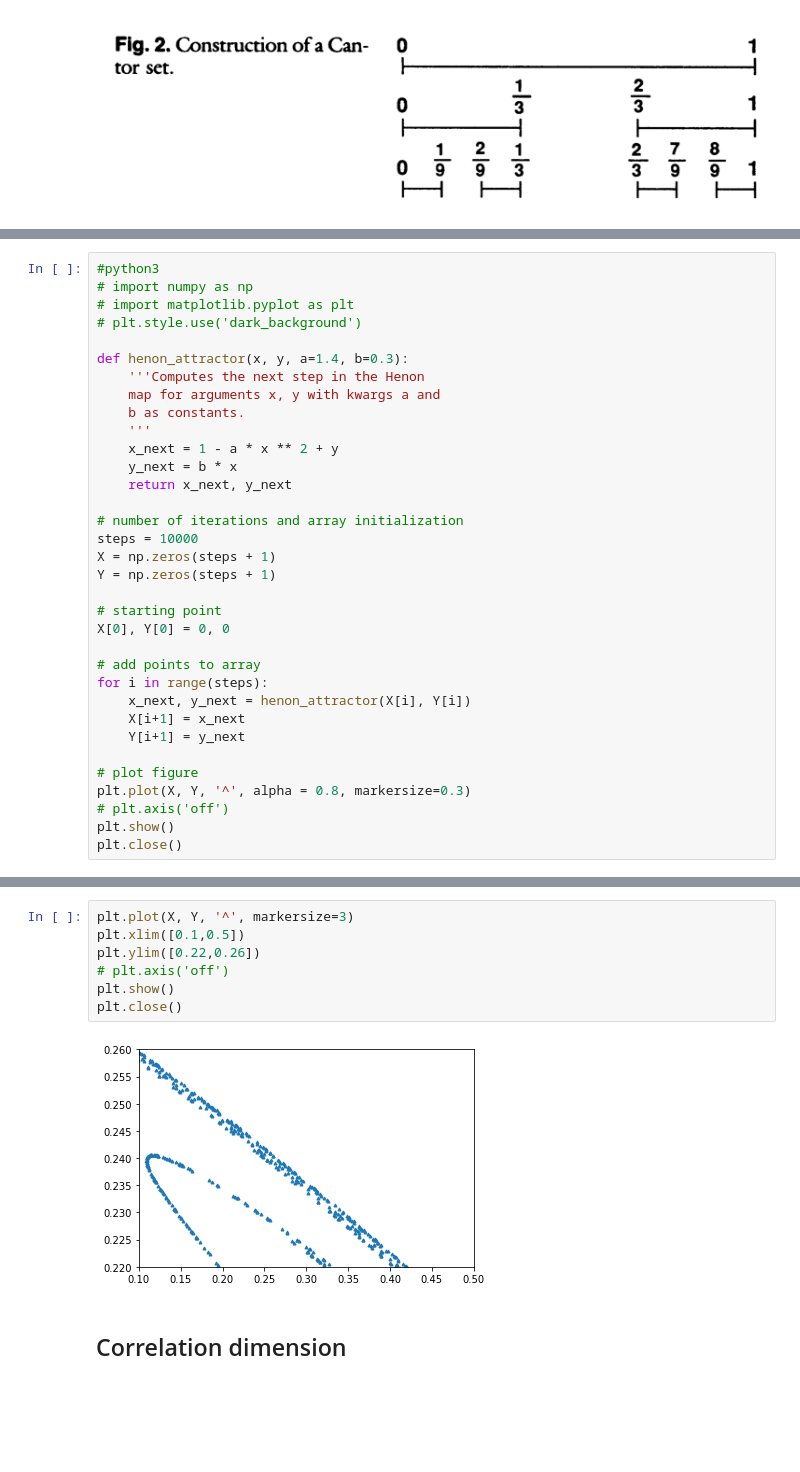
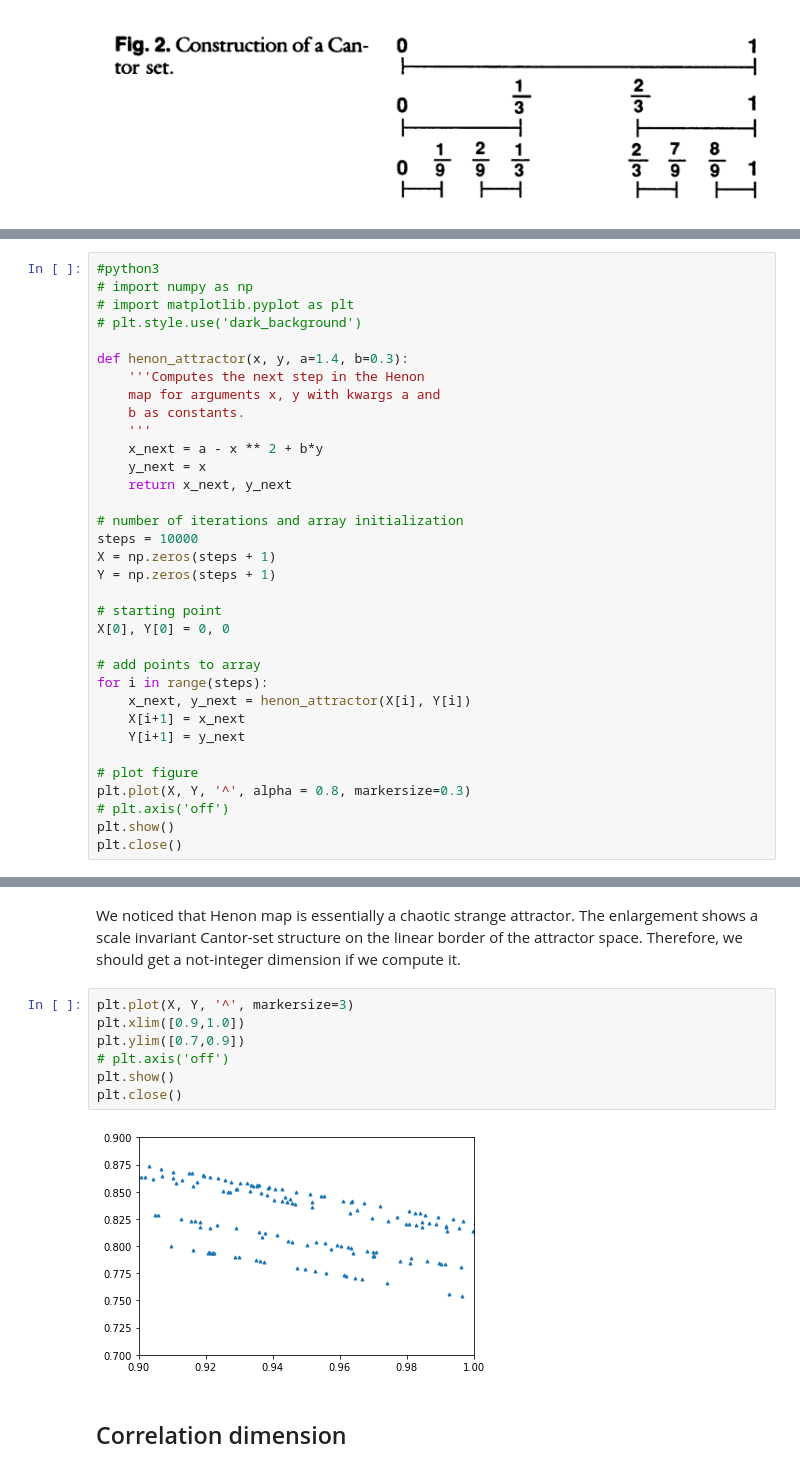
Before and after one commit to mlavanga/nonlinear_signals_analysis, a Jupyter notebook: notebook/01_henon_map.ipynb, the cells around one changed output, grey strips where cells are left out. Cells and saved outputs as stored; diff of their text form; blank space fills up the shorter version.

```diff
--- a/notebook/01_henon_map.ipynb
+++ b/notebook/01_henon_map.ipynb
@@ -59,8 +117,8 @@ def henon_attractor(x, y, a=1.4, b=0.3):
     map for arguments x, y with kwargs a and
     b as constants.
     '''
-    x_next = 1 - a * x ** 2 + y
-    y_next = b * x
+    x_next = a - x ** 2 + b*y
+    y_next = x
     return x_next, y_next
 
 # number of iterations and array initialization
@@ -87,12 +145,14 @@ plt.close()
+# %% [markdown]
+We noticed that Henon map is essentially a chaotic strange attractor. The enlargement shows a scale invariant Cantor-set structure on the linear border of the attractor space. Therefore, we should get a not-integer dimension if we compute it.
 # %%
 plt.plot(X, Y, '^', markersize=3)
-plt.xlim([0.1,0.5])
-plt.ylim([0.22,0.26])
+plt.xlim([0.9,1.0])
+plt.ylim([0.7,0.9])
 # plt.axis('off')
 plt.show()
 plt.close()
 # %% [output]
-[figure, old version]
+[figure, new version]
 # %% [markdown]
 ## Correlation dimension
 # %% [markdown]
```
Also changed, not shown: parts of 41 cells of this notebook, 11 other files.
